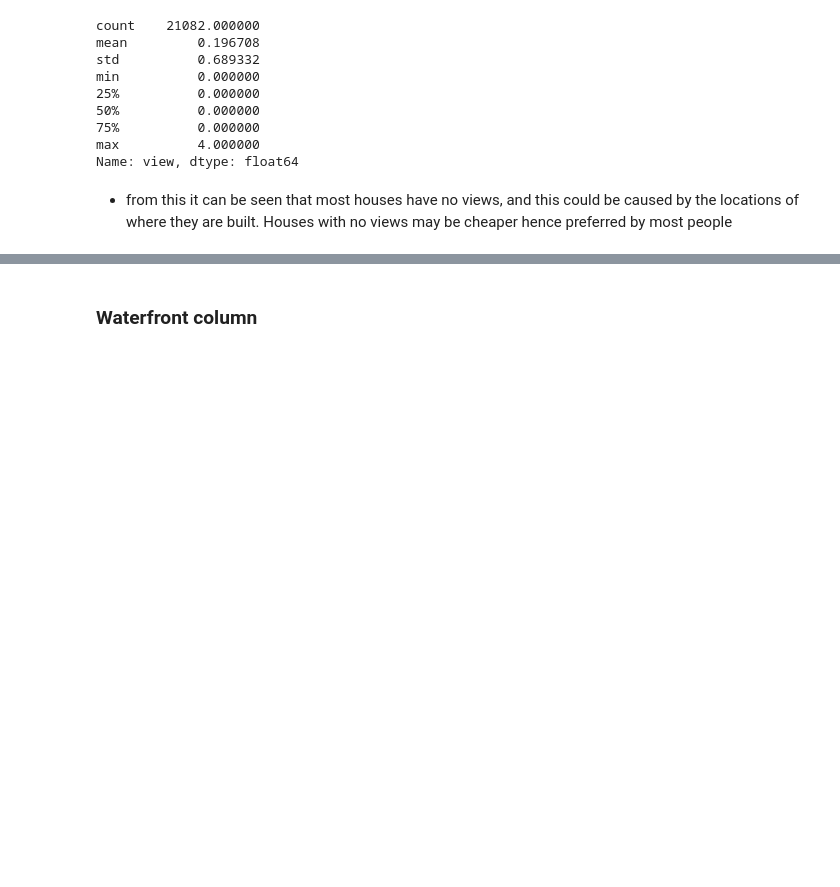
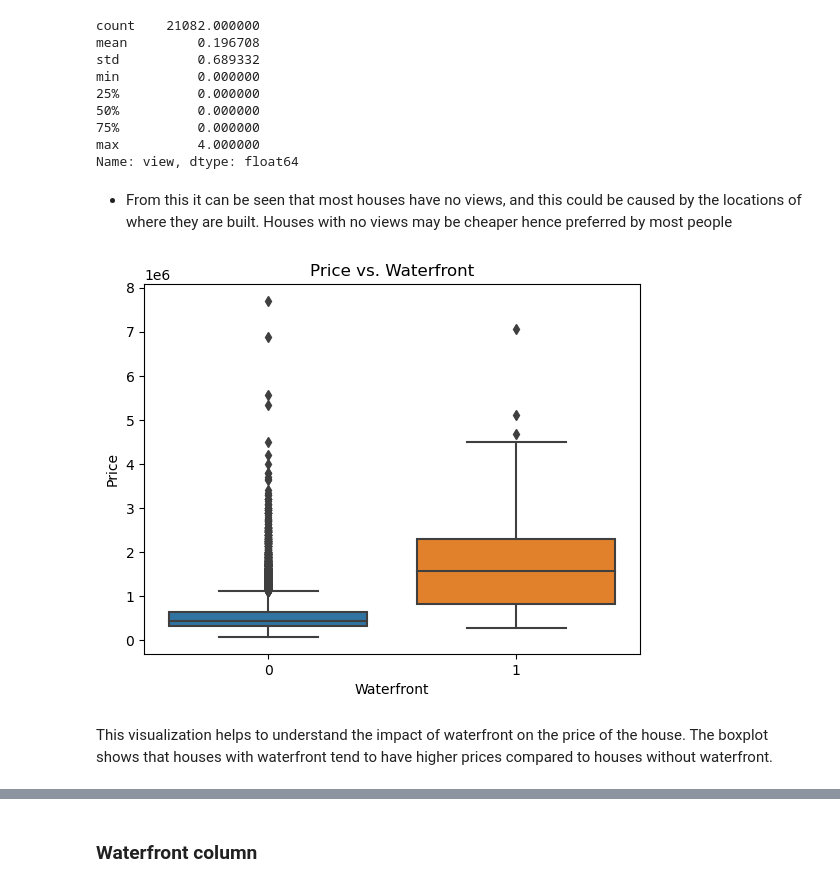
Before and after one commit to BKitainge/Phase_2_Project, a Jupyter notebook: Phase2Projectedit.ipynb, the cells around one changed output, grey strips where cells are left out. Cells and saved outputs as stored; diff of their text form; code cells hidden in the pictures; blank space fills up the shorter version.

Commit message:
"Visualizations"

```diff
--- a/Phase2Projectedit.ipynb
+++ b/Phase2Projectedit.ipynb
@@ -252,7 +253,18 @@ min          0.000000
 max          4.000000
 Name: view, dtype: float64
 # %% [markdown]
-* from this it can be seen that most houses have no views, and this could be caused by the locations of where they are built. Houses with no views may be cheaper hence preferred by most people
+* From this it can be seen that most houses have no views, and this could be caused by the locations of where they are built. Houses with no views may be cheaper hence preferred by most people
+# %%
+# box plot of price vs waterfront
+sns.boxplot(x='waterfront', y='price', data=df)
+plt.title('Price vs. Waterfront')
+plt.xlabel('Waterfront')
+plt.ylabel('Price')
+plt.show()
+# %% [output]
+[figure, added]
+# %% [markdown]
+This visualization helps to understand the impact of waterfront on the price of the house. The boxplot shows that houses with waterfront tend to have higher prices compared to houses without waterfront.
 # %%
 # grouping the price in accordance with the view column and plotting a bar graph
 df.groupby('view')['price'].mean().plot(kind = 'bar', color ='maroon')
```
Also changed, not shown: parts of 26 cells of this notebook, 1 other file.
